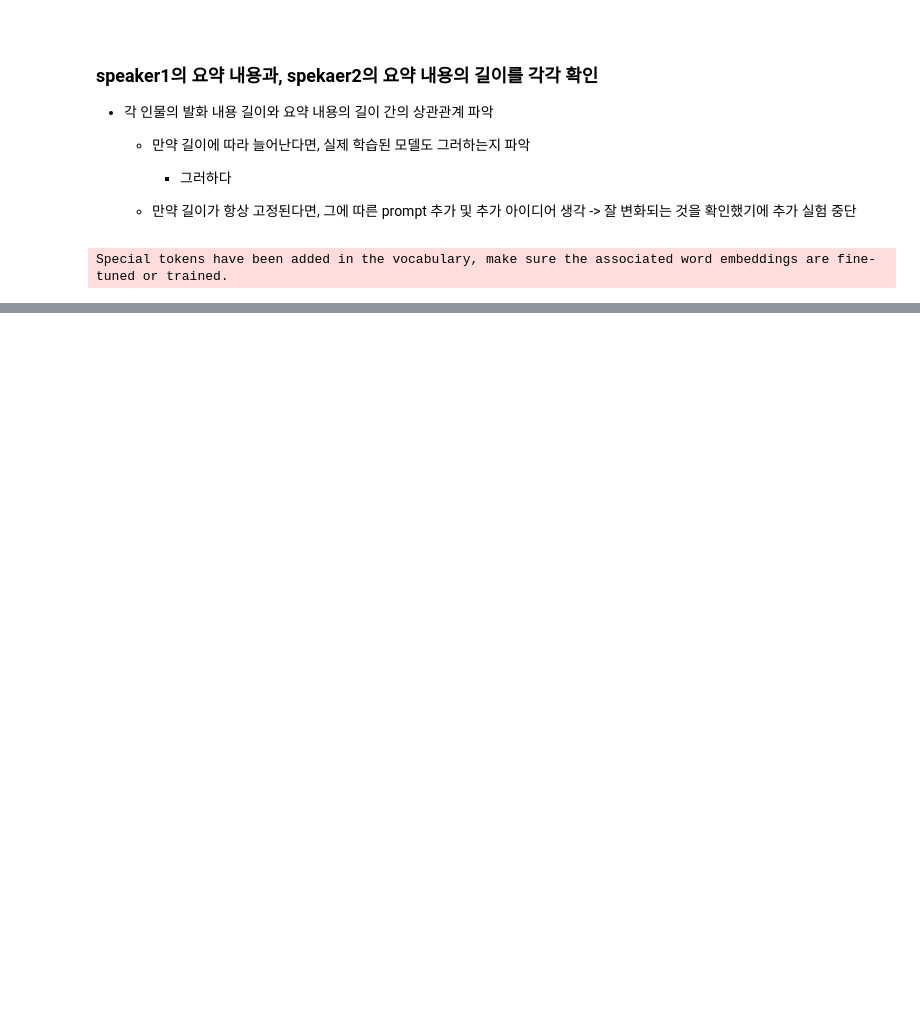
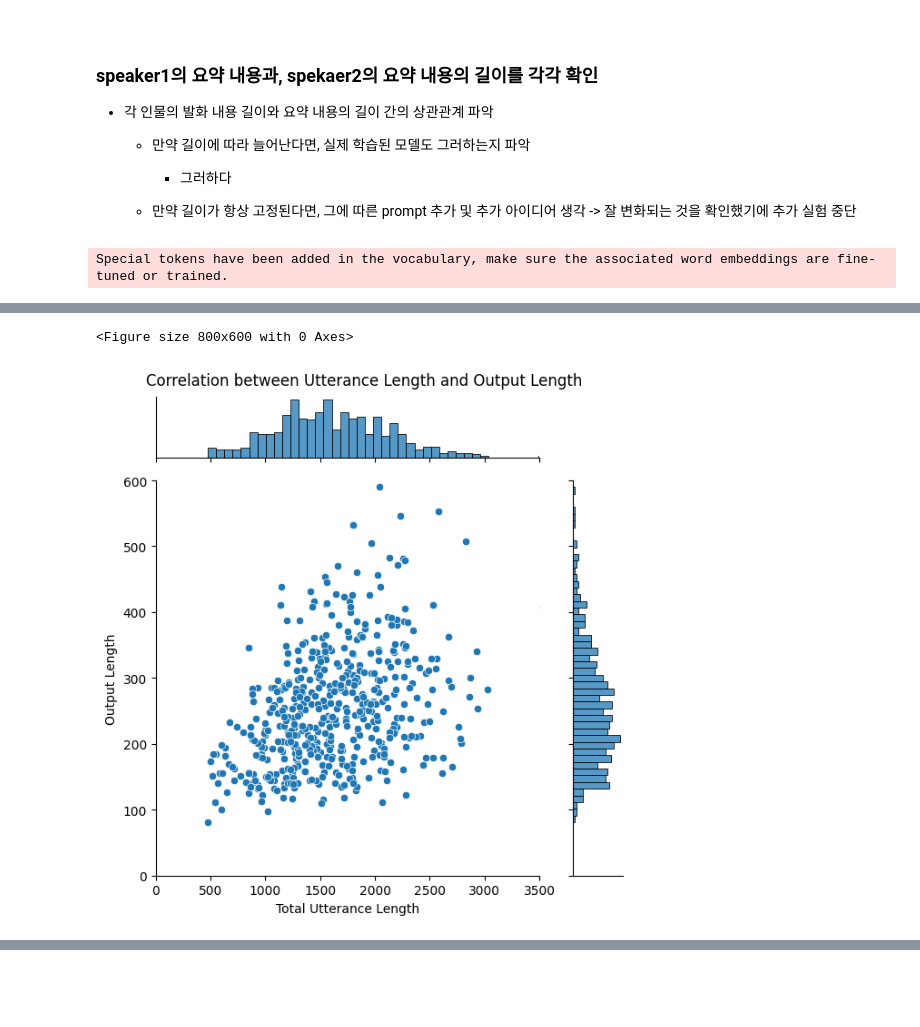
Before and after one commit to DonghaeSuh/dialogue-summarization, a Jupyter notebook: eda/output_structure_eda.ipynb, the cells around one changed output, grey strips where cells are left out. Cells and saved outputs as stored; diff of their text form; code cells hidden in the pictures; blank space fills up the shorter version.

```diff
--- a/eda/output_structure_eda.ipynb
+++ b/eda/output_structure_eda.ipynb
@@ -256,3 +278,8 @@ Special tokens have been added in the vocabulary, make sure the associated word
+# %%
+correlation_between_utterance_length_and_output_length(train_df, tokenizer_1)
+# %% [output]
+<Figure size 800x600 with 0 Axes>
+[figure, added]
 # %%
 correlation_between_utterance_length_and_output_length(dev_df, tokenizer)
 # %% [output]
```
Also changed, not shown: parts of 19 cells of this notebook, 8 other files.
